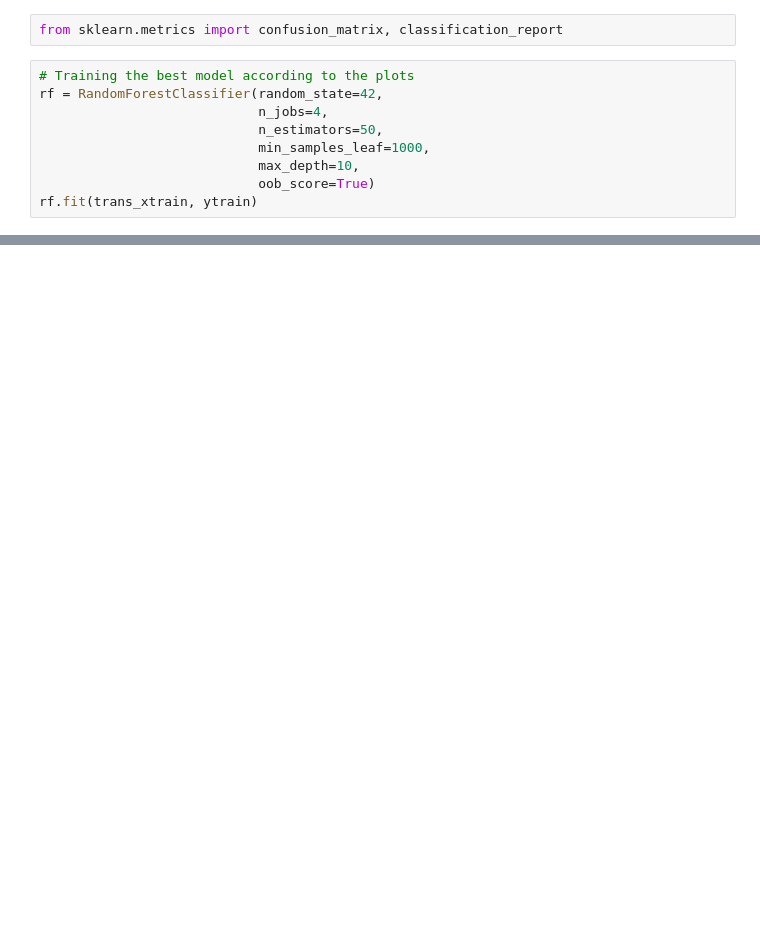
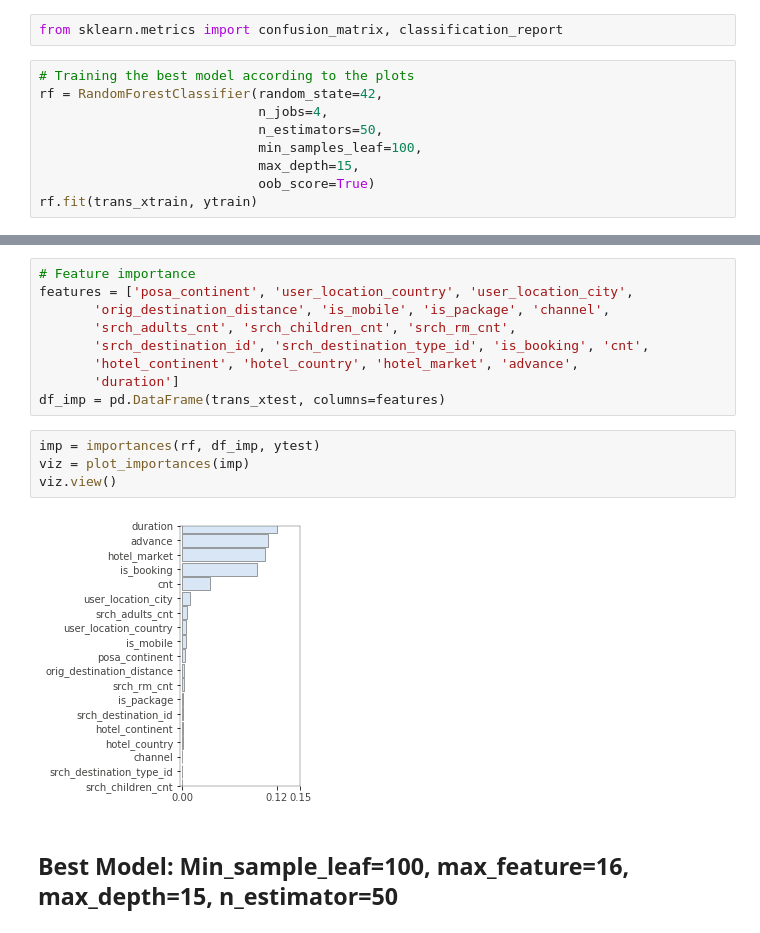
Before and after one commit to dillon-quan/ml_expedia, a Jupyter notebook: reduced_data_RF_train_1mil.ipynb, the cells around one changed output, grey strips where cells are left out. Saved outputs shown, nothing was run; the diff lists cells and outputs as text; blank space fills up the shorter version.

```diff
--- a/reduced_data_RF_train_1mil.ipynb
+++ b/reduced_data_RF_train_1mil.ipynb
@@ -318,8 +332,8 @@ from sklearn.metrics import confusion_matrix, classification_report
 rf = RandomForestClassifier(random_state=42,
                             n_jobs=4,
                             n_estimators=50,
-                            min_samples_leaf=1000,
-                            max_depth=10,
+                            min_samples_leaf=100,
+                            max_depth=15,
                             oob_score=True)
 rf.fit(trans_xtrain, ytrain)
 # %% [output]
@@ -373 +413,18 @@ weighted avg       0.45      0.45      0.41    196031
+# %%
+# Feature importance
+features = ['posa_continent', 'user_location_country', 'user_location_city',
+       'orig_destination_distance', 'is_mobile', 'is_package', 'channel',
+       'srch_adults_cnt', 'srch_children_cnt', 'srch_rm_cnt',
+       'srch_destination_id', 'srch_destination_type_id', 'is_booking', 'cnt',
+       'hotel_continent', 'hotel_country', 'hotel_market', 'advance',
+       'duration']
+df_imp = pd.DataFrame(trans_xtest, columns=features)
+# %%
+imp = importances(rf, df_imp, ytest)
+viz = plot_importances(imp)
+viz.view()
+# %% [output]
+[figure, added]
+# %% [markdown]
+## Best Model: Min_sample_leaf=100, max_feature=16, max_depth=15, n_estimator=50
 # %%
```
Also changed, not shown: parts of 42 cells of this notebook.
